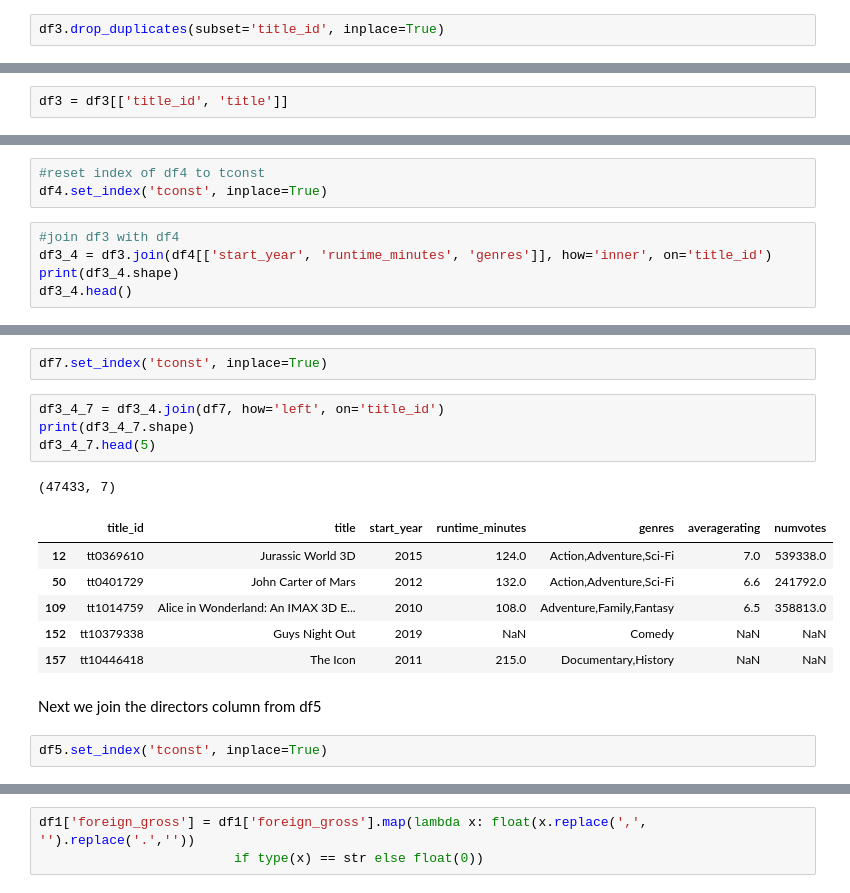
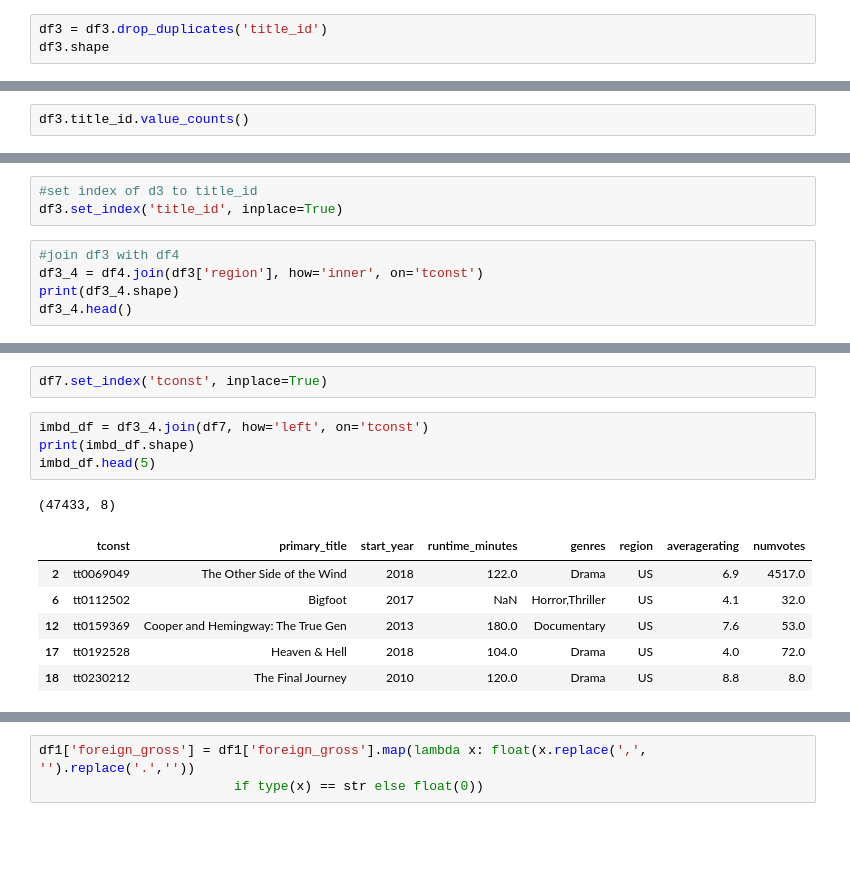
Before and after one commit to bentoler22/Flatiron_Phase_1_Project, a Jupyter notebook: student.ipynb, the cells around one changed output, grey strips where cells are left out. Cells and saved outputs as stored; diff of their text form; blank space fills up the shorter version.

```diff
--- a/student.ipynb
+++ b/student.ipynb
@@ -85,3 +138,4 @@ array(['US'], dtype=object)
 # %%
-df3.drop_duplicates(subset='title_id', inplace=True)
+df3 = df3.drop_duplicates('title_id')
+df3.shape
 # %% [output]
@@ -92,2 +143,2 @@ See the caveats in the documentation: https://pandas.pydata.org/pandas-docs/stab
 # %%
-df3 = df3[['title_id', 'title']]
+df3.title_id.value_counts()
@@ -108,9 +160,9 @@ Now that we have the date we want from df3 will join datsets 3 and 4 using the c
 # %%
-#reset index of df4 to tconst
-df4.set_index('tconst', inplace=True)
+#set index of d3 to title_id
+df3.set_index('title_id', inplace=True)
 # %%
 #join df3 with df4
-df3_4 = df3.join(df4[['start_year', 'runtime_minutes', 'genres']], how='inner', on='title_id')
+df3_4 = df4.join(df3['region'], how='inner', on='tconst')
 print(df3_4.shape)
 df3_4.head()
 # %% [output]
@@ -126,18 +178,14 @@ Now we will join df 7 to our joined df3_4, again using tconst
 # %%
 df7.set_index('tconst', inplace=True)
 # %%
-df3_4_7 = df3_4.join(df7, how='left', on='title_id')
-print(df3_4_7.shape)
-df3_4_7.head(5)
+imbd_df = df3_4.join(df7, how='left', on='tconst')
+print(imbd_df.shape)
+imbd_df.head(5)
 # %% [output]
-(47433, 7)
+(47433, 8)
-|  | title_id | title | start_year | runtime_minutes | genres | averagerating | numvotes |
-| 12 | tt0369610 | Jurassic World 3D | 2015 | 124.0 | Action,Adventure,Sci-Fi | 7.0 | 539338.0 |
-| 50 | tt0401729 | John Carter of Mars | 2012 | 132.0 | Action,Adventure,Sci-Fi | 6.6 | 241792.0 |
-| 109 | tt1014759 | Alice in Wonderland: An IMAX 3D E... | 2010 | 108.0 | Adventure,Family,Fantasy | 6.5 | 358813.0 |
-| 152 | tt10379338 | Guys Night Out | 2019 | NaN | Comedy | NaN | NaN |
-| 157 | tt10446418 | The Icon | 2011 | 215.0 | Documentary,History | NaN | NaN |
+|  | tconst | primary_title | start_year | runtime_minutes | genres | region | averagerating | numvotes |
+| 2 | tt0069049 | The Other Side of the Wind | 2018 | 122.0 | Drama | US | 6.9 | 4517.0 |
+| 6 | tt0112502 | Bigfoot | 2017 | NaN | Horror,Thriller | US | 4.1 | 32.0 |
+| 12 | tt0159369 | Cooper and Hemingway: The True Gen | 2013 | 180.0 | Documentary | US | 7.6 | 53.0 |
+| 17 | tt0192528 | Heaven & Hell | 2018 | 104.0 | Drama | US | 4.0 | 72.0 |
+| 18 | tt0230212 | The Final Journey | 2010 | 120.0 | Drama | US | 8.8 | 8.0 |
-# %% [markdown]
-Next we join the directors column from df5
-# %%
-df5.set_index('tconst', inplace=True)
```
Also changed, not shown: parts of 56 cells of this notebook.
